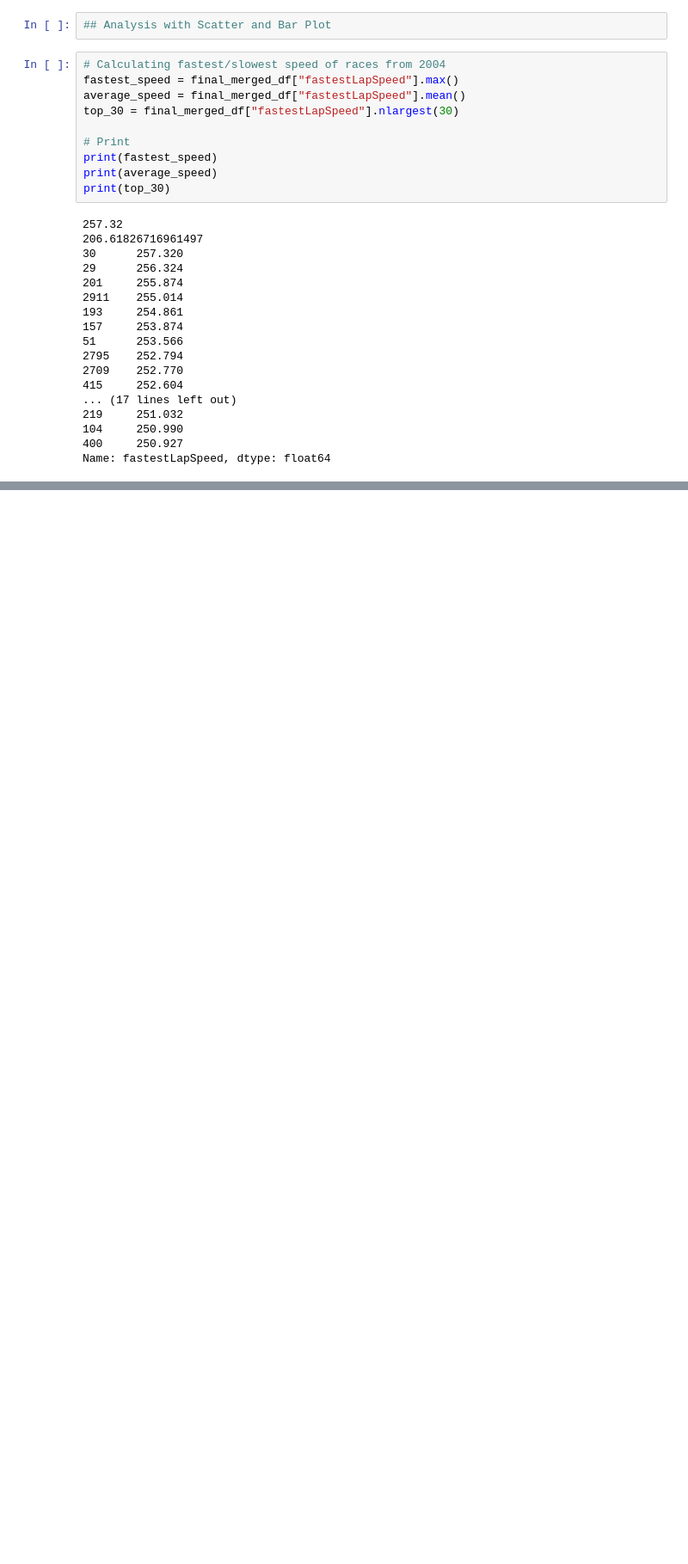
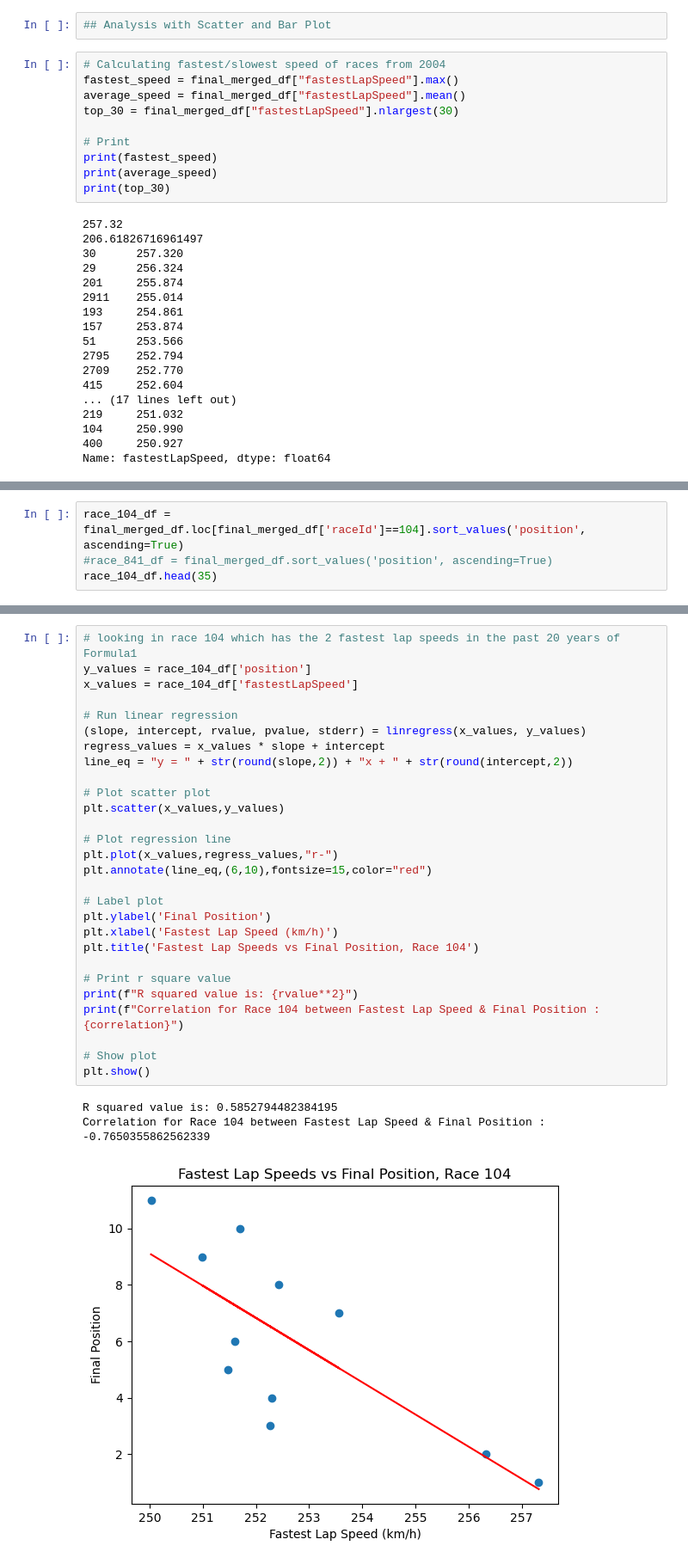
Before and after one commit to YargKlnc/Project1-Formula1, a Jupyter notebook: project.ipynb, the cells around one changed output, grey strips where cells are left out. Shown at 86% size. Cells and saved outputs as stored; diff of their text form; blank space fills up the shorter version.

```diff
--- a/project.ipynb
+++ b/project.ipynb
@@ -1093,0 +1069,4 @@ plt.show()
+# %%
+race_104_df = final_merged_df.loc[final_merged_df['raceId']==104].sort_values('position', ascending=True)
+#race_841_df = final_merged_df.sort_values('position', ascending=True)
+race_104_df.head(35)
@@ -1093,0 +1093,32 @@ plt.show()
+# %%
+# looking in race 104 which has the 2 fastest lap speeds in the past 20 years of Formula1
+y_values = race_104_df['position']
+x_values = race_104_df['fastestLapSpeed']
+
+# Run linear regression
+(slope, intercept, rvalue, pvalue, stderr) = linregress(x_values, y_values)
+regress_values = x_values * slope + intercept
+line_eq = "y = " + str(round(slope,2)) + "x + " + str(round(intercept,2))
+
+# Plot scatter plot
+plt.scatter(x_values,y_values)
+
+# Plot regression line
+plt.plot(x_values,regress_values,"r-")
+plt.annotate(line_eq,(6,10),fontsize=15,color="red")
+
+# Label plot
+plt.ylabel('Final Position')
+plt.xlabel('Fastest Lap Speed (km/h)')
+plt.title('Fastest Lap Speeds vs Final Position, Race 104')
+
+# Print r square value
+print(f"R squared value is: {rvalue**2}")
+print(f"Correlation for Race 104 between Fastest Lap Speed & Final Position : {correlation}")
+
+# Show plot
+plt.show()
+# %% [output]
+R squared value is: 0.5852794482384195
+Correlation for Race 104 between Fastest Lap Speed & Final Position : -0.7650355862562339
+[figure, added]
```
Also changed, not shown: parts of 11 cells of this notebook.
